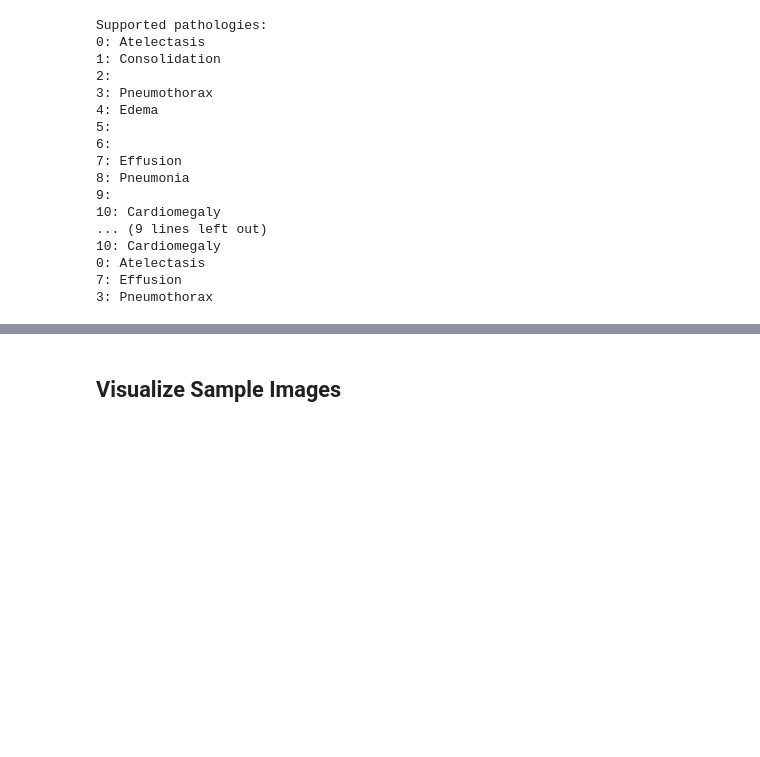
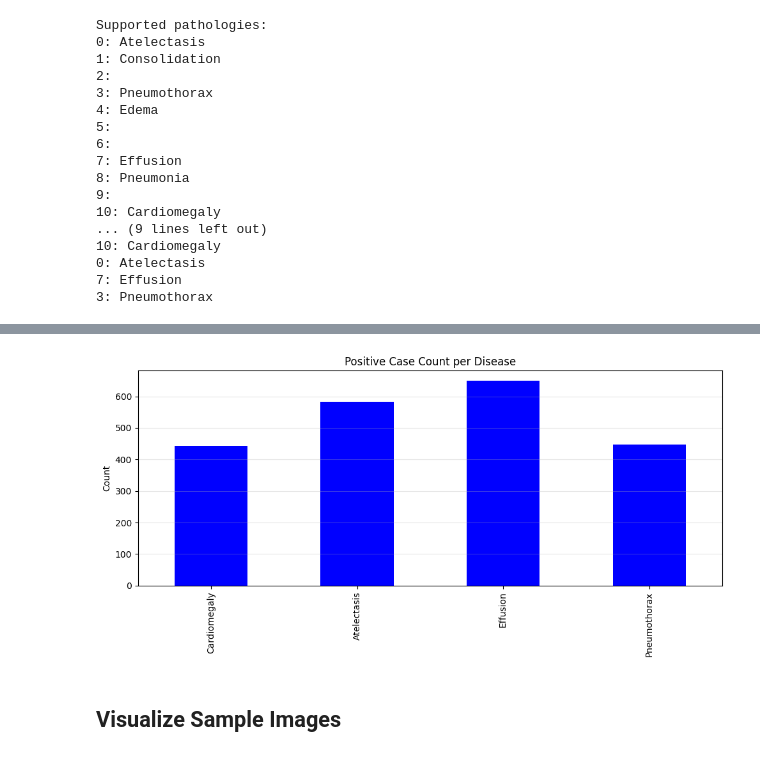
Before and after one commit to havindh/chestxray-classification, a Jupyter notebook: notebooks/xray_classification_notebook.ipynb, the cells around one changed output, grey strips where cells are left out. Cells and saved outputs as stored; diff of their text form; code cells hidden in the pictures; blank space fills up the shorter version.

```diff
--- a/notebooks/xray_classification_notebook.ipynb
+++ b/notebooks/xray_classification_notebook.ipynb
@@ -150,0 +150,2 @@ Supported pathologies:
+# %%
+test_df = pd.read_csv()
@@ -151,4 +246,4 @@ Supported pathologies:
 # %%
-# Load and prepare data
-metadata_df, label_indices = load_and_prepare_data(Config, pathologies)
+# Load and prepare test_data set
+test_df = get_test_set(metadata_df,label_indices, Config)
 # %% [output]
@@ -186,12 +252,14 @@ print(f"No target diseases: {negative_count} samples")
 # %%
 # Visualize class distribution
 plt.figure(figsize=(10, 5))
-test_df[Config.target_labels].sum().plot(kind="bar", color="lightgreen")
+test_df[Config.target_labels].sum().plot(kind="bar", color="blue")
 plt.title("Positive Case Count per Disease")
 plt.ylabel("Count")
 plt.grid(axis='y', alpha=0.3)
 plt.tight_layout()
 plt.show()
+# %% [output]
+[figure, added]
 # %% [markdown]
 ## Visualize Sample Images
 # %%
```
Also changed, not shown: parts of 15 cells of this notebook, 1 other file.
